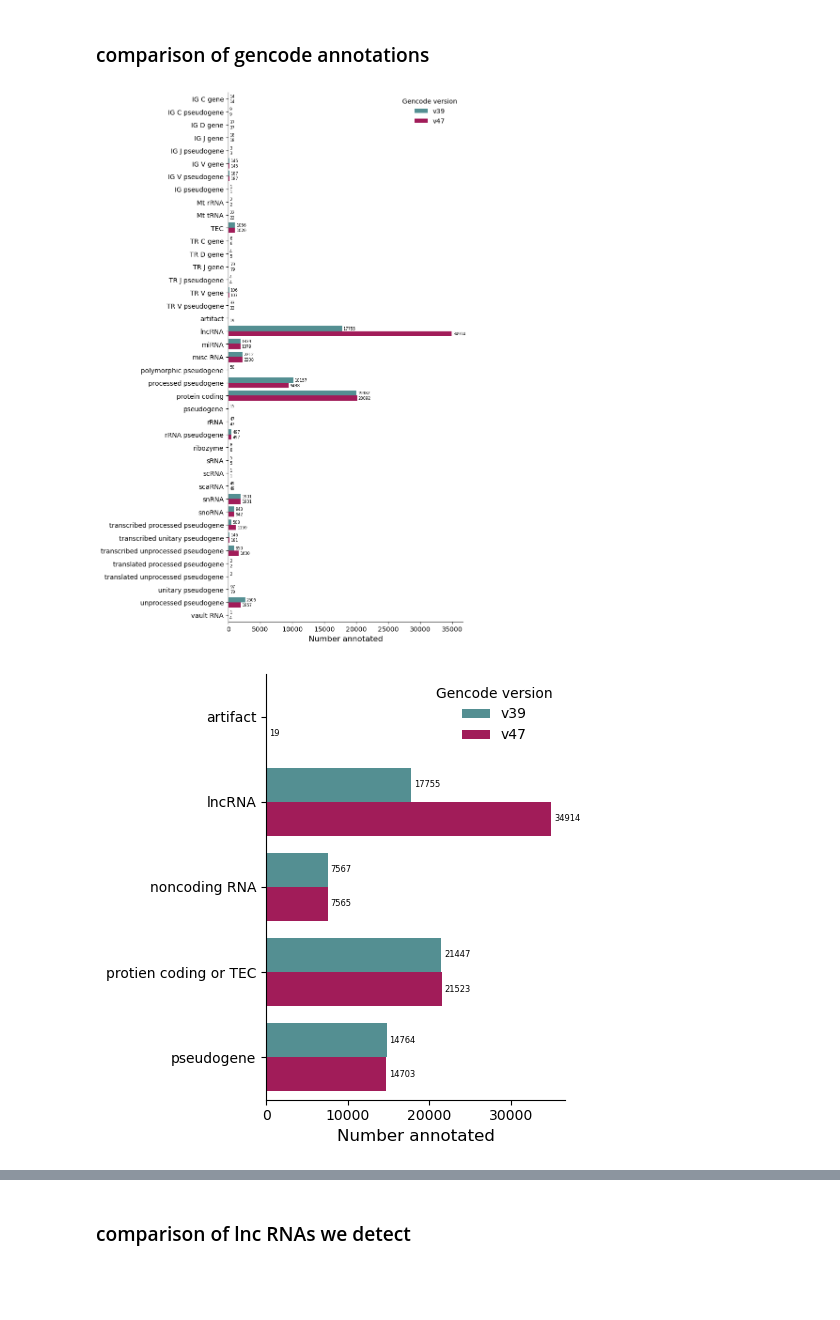
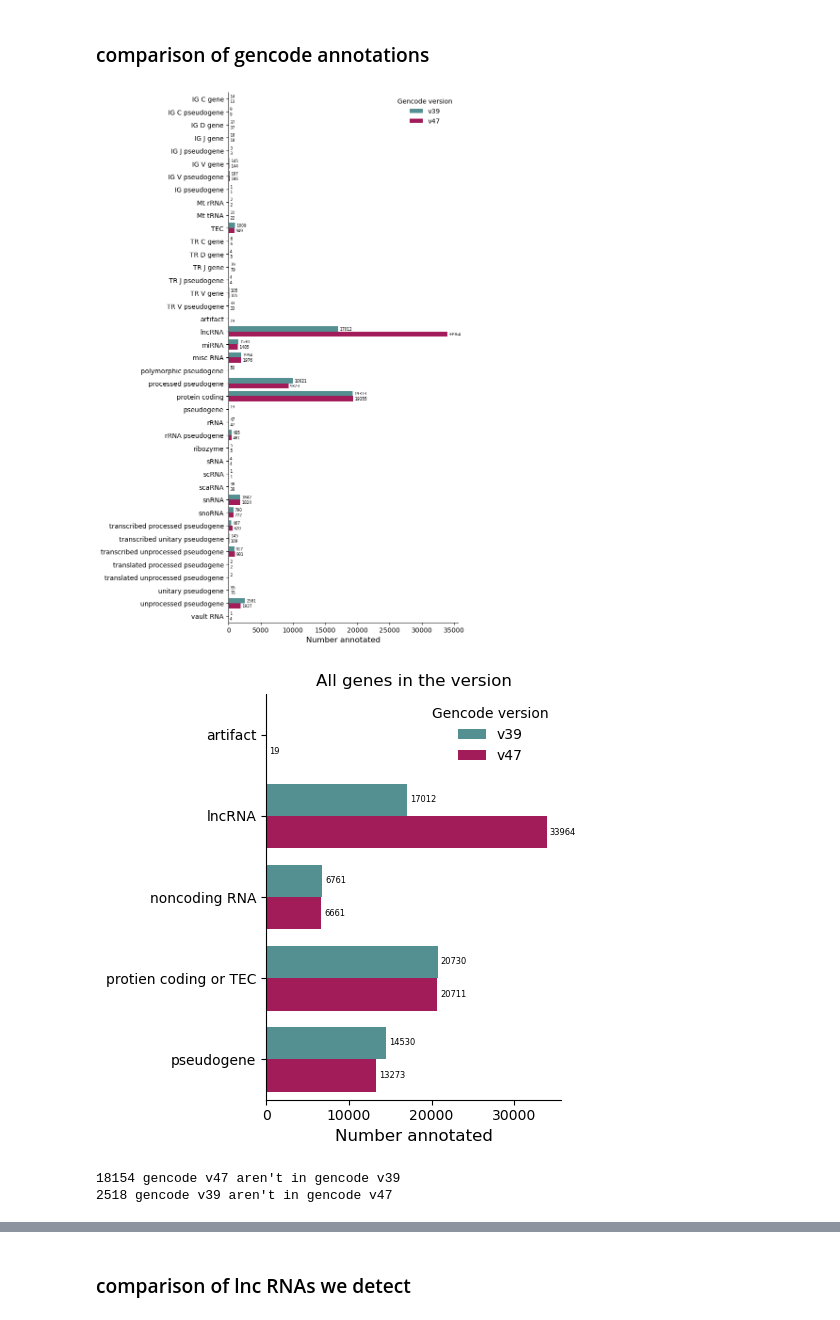
Before and after one commit to danielnachun/gtex-gencode47, a Jupyter notebook: notebooks/analyze_lncrna_quantification.ipynb, the cells around one changed output, grey strips where cells are left out. Drawn from its saved outputs; the diff is of its cells as text; code cells hidden in the pictures; blank space fills up the shorter version.

```diff
--- a/notebooks/analyze_lncrna_quantification.ipynb
+++ b/notebooks/analyze_lncrna_quantification.ipynb
@@ -21,6 +23,8 @@ from tqdm.notebook import tqdm
 # %%
-gencode_v39_path = "/home/klawren/oak/gtex/data/other_references/gencode.v39.annotation.gtf"
-gencode_v47_path = "/home/klawren/oak/gtex/data/realign_references/gencode.v47.annotation.gtf"
+gencode_v39_path = "/home/klawren/oak/gtex/data/other_references/gencode.v39.genes.gtf"
+gencode_v47_path = "/home/klawren/oak/gtex/data/realign_references/gencode.v47.genes.gtf"
+full_gencode_v39_path = "/home/klawren/oak/gtex/data/other_references/gencode.v39.annotation.gtf"
+full_gencode_v47_path = "/home/klawren/oak/gtex/data/realign_references/gencode.v47.annotation.gtf"
 
 v10_quantificaiton_path = "/home/klawren/oak/gtex/data/other_references/v10/gene_tpm_v10_brain_caudate_basal_ganglia.gct.gz"
 v11_quantificaiton_dir = "/home/klawren/oak/gtex/output/caudate_analysis"
@@ -34,6 +41,11 @@ gencode_v39=pr.read_gtf(gencode_v39_path).as_df()
 # drop duplicates (multiple transcripts of same gene)
 gencode_v39 = gencode_v39.drop_duplicates('gene_id')
 gencode_v47 = gencode_v47.drop_duplicates('gene_id')
+
+gencode_v47['gene_id_stable'] = gencode_v47['gene_id'].str.split('.').str[0]
+gencode_v39['gene_id_stable'] = gencode_v39['gene_id'].str.split('.').str[0]
+full_gencode_v39['gene_id_stable'] = full_gencode_v39['gene_id'].str.split('.').str[0]
+full_gencode_v47['gene_id_stable'] = full_gencode_v47['gene_id'].str.split('.').str[0]
 # %%
 # harmonize annotation categories as in https://www.gencodegenes.org/pages/biotypes.html
 gencode_v39['gene_type_harmonized'] = np.where(gencode_v39['gene_type'].isin(['3prime_overlapping_ncRNA', 'antisense', 'bidirectional_promoter_lncRNA', 'lincRNA', 'macro_lncRNA', 'non_coding', 'processed_transcript', 'sense_intronic','sense_overlapping']), 'lncRNA', gencode_v39['gene_type'])
@@ -68,7 +80,7 @@ legend.set_title("Gencode version")
 plt.tight_layout()
 plt.show()
 # %% [output]
-[figure, old version]
+[figure, new version]
 # %%
 # group some categories
 def group_gene_type(gencode_df):
@@ -134,26 +146,34 @@ gene_type_melt = gene_type_counts.melt(id_vars=['gene_type'], value_vars=['v47',
 # %%
 fig, ax = plt.subplots(figsize=(5,5))
 sns.barplot(gene_type_melt, y='gene_type', hue='version', x='count', hue_order=['v39', 'v47'], ax=ax, palette=[ '#4a989c', '#b70657'])
+
+ax.set_title('All genes in the version')
 
 ax.set_xlabel('Number annotated', fontsize=12)
 ax.set_ylabel('')
 ax.spines[['top', 'right']].set_visible(False)
 
 # add numbers to plot
 for container in ax.containers:
     ax.bar_label(container, padding=2, fontsize=6)
 
 # Replace underscores with spaces in the tissue labels
 tissue_labels = ax.get_yticklabels()
 tissue_labels = [tissue_label.get_text().replace('_', ' ') for tissue_label in tissue_labels]
 ax.set_yticklabels(tissue_labels)
 
 # legend
 legend = ax.get_legend()
 legend.get_frame().set_visible(False)
 legend.set_title("Gencode version")
 
 plt.tight_layout()
 plt.show()
 # %% [output]
-[figure, old version]
+[figure, new version]
+# %%
+print('{} gencode v47 aren\'t in gencode v39'.format(sum(~gencode_v47['gene_id_stable'].isin(gencode_v39['gene_id_stable']))))
+print('{} gencode v39 aren\'t in gencode v47'.format(sum(~gencode_v39['gene_id_stable'].isin(gencode_v47['gene_id_stable']))))
+# %% [output]
+18154 gencode v47 aren't in gencode v39
+2518 gencode v39 aren't in gencode v47
```
Also changed, not shown: parts of 56 cells of this notebook, 11 other files.
